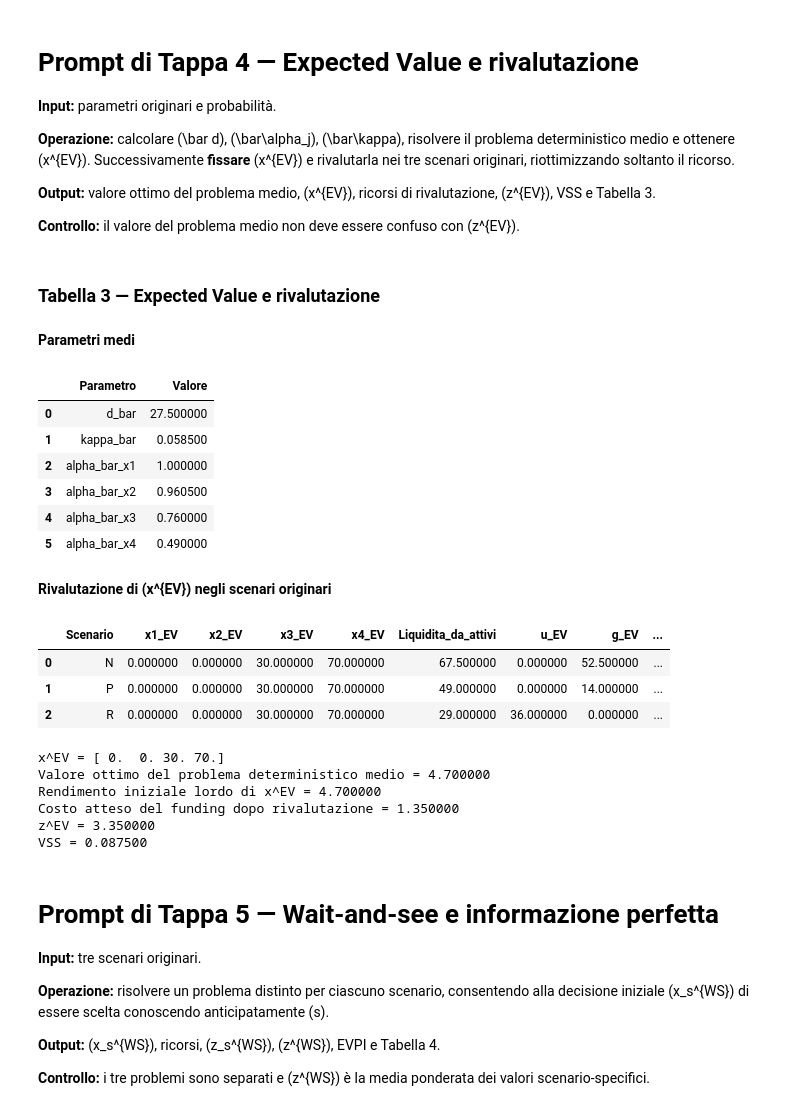
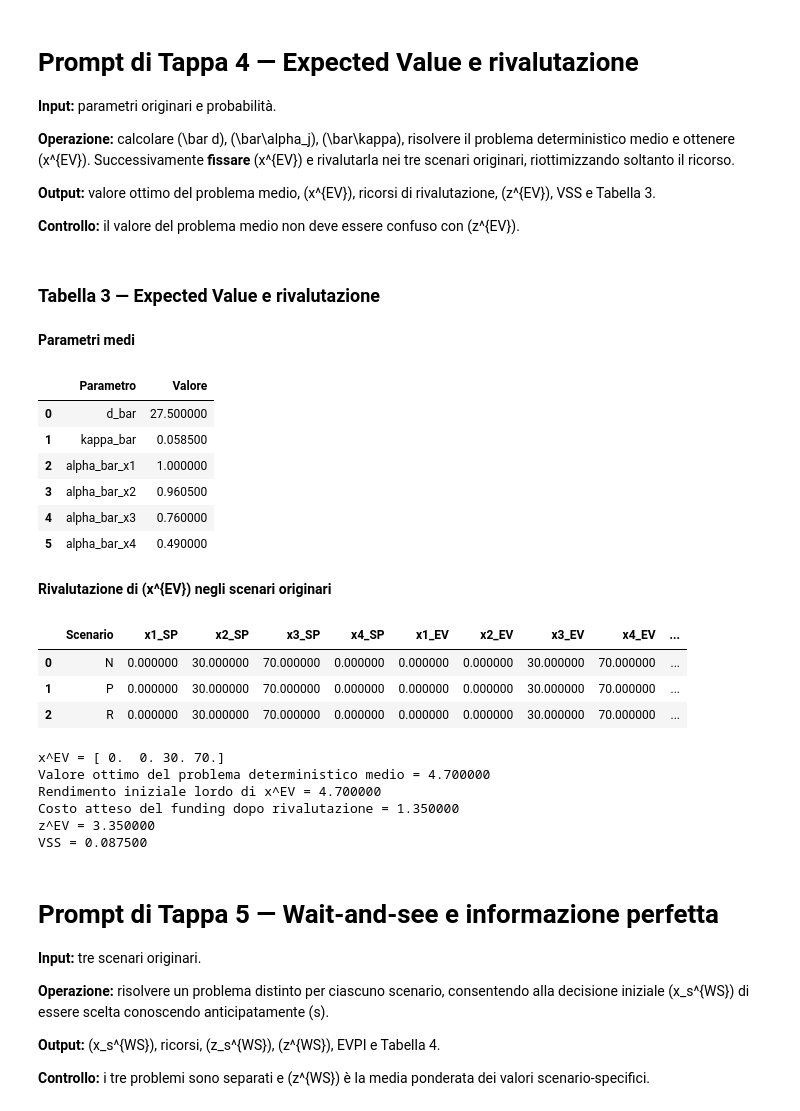
Before and after one commit to paolo-fix/CORSO-MQF, a Jupyter notebook: 04_Codice/Lez16/Lezione_16_Notebook_Aula_Docente.ipynb, the cells around one changed output. Saved outputs shown, nothing was run; the diff lists cells and outputs as text; code cells hidden in the pictures.

```diff
--- a/04_Codice/Lez16/Lezione_16_Notebook_Aula_Docente.ipynb
+++ b/04_Codice/Lez16/Lezione_16_Notebook_Aula_Docente.ipynb
@@ -372,47 +360,51 @@ mean_params = pd.DataFrame({
 
 tab3_eval = pd.DataFrame({
     "Scenario": scenarios,
+    "x1_SP": x_sp[0],
+    "x2_SP": x_sp[1],
+    "x3_SP": x_sp[2],
+    "x4_SP": x_sp[3],
     "x1_EV": x_ev[0],
     "x2_EV": x_ev[1],
     "x3_EV": x_ev[2],
     "x4_EV": x_ev[3],
-    "Liquidita_da_attivi": liq_ev,
+    "Liquidita_da_attivi_EV": liq_ev,
     "u_EV": u_ev,
     "g_EV": g_ev,
-    "Costo_funding_scenario": funding_cost_s_ev,
+    "Costo_funding_scenario_EV": funding_cost_s_ev,
 })
 
 display(Markdown("### Tabella 3 — Expected Value e rivalutazione"))
 display(Markdown("**Parametri medi**"))
 display(mean_params)
 display(Markdown(r"**Rivalutazione di \(x^{EV}\) negli scenari originari**"))
 display(tab3_eval)
 
 print("x^EV =", np.round(x_ev, 8))
 print(f"Valore ottimo del problema deterministico medio = {value_mean_problem:.6f}")
 print(f"Rendimento iniziale lordo di x^EV = {gross_ev:.6f}")
 print(f"Costo atteso del funding dopo rivalutazione = {expected_funding_cost_ev:.6f}")
 print(f"z^EV = {z_ev:.6f}")
 print(f"VSS = {vss:.6f}")
 
 assert np.isclose(x_ev.sum(), A0)
 assert z_ev <= z_sp + 1e-9
 assert vss >= -1e-9
 # %% [output]
 ### Tabella 3 — Expected Value e rivalutazione
 **Parametri medi**
 |  | Parametro | Valore |
 | 0 | d_bar | 27.500000 |
 | 1 | kappa_bar | 0.058500 |
 | 2 | alpha_bar_x1 | 1.000000 |
 | 3 | alpha_bar_x2 | 0.960500 |
 | 4 | alpha_bar_x3 | 0.760000 |
 | 5 | alpha_bar_x4 | 0.490000 |
 **Rivalutazione di \(x^{EV}\) negli scenari originari**
-|  | Scenario | x1_EV | x2_EV | x3_EV | x4_EV | Liquidita_da_attivi | u_EV | g_EV | ... |
-| 0 | N | 0.000000 | 0.000000 | 30.000000 | 70.000000 | 67.500000 | 0.000000 | 52.500000 | ... |
-| 1 | P | 0.000000 | 0.000000 | 30.000000 | 70.000000 | 49.000000 | 0.000000 | 14.000000 | ... |
-| 2 | R | 0.000000 | 0.000000 | 30.000000 | 70.000000 | 29.000000 | 36.000000 | 0.000000 | ... |
+|  | Scenario | x1_SP | x2_SP | x3_SP | x4_SP | x1_EV | x2_EV | x3_EV | x4_EV | ... |
+| 0 | N | 0.000000 | 30.000000 | 70.000000 | 0.000000 | 0.000000 | 0.000000 | 30.000000 | 70.000000 | ... |
+| 1 | P | 0.000000 | 30.000000 | 70.000000 | 0.000000 | 0.000000 | 0.000000 | 30.000000 | 70.000000 | ... |
+| 2 | R | 0.000000 | 30.000000 | 70.000000 | 0.000000 | 0.000000 | 0.000000 | 30.000000 | 70.000000 | ... |
 x^EV = [ 0.  0. 30. 70.]
 Valore ottimo del problema deterministico medio = 4.700000
 Rendimento iniziale lordo di x^EV = 4.700000
```
Also changed, not shown: parts of 2 cells of this notebook.
